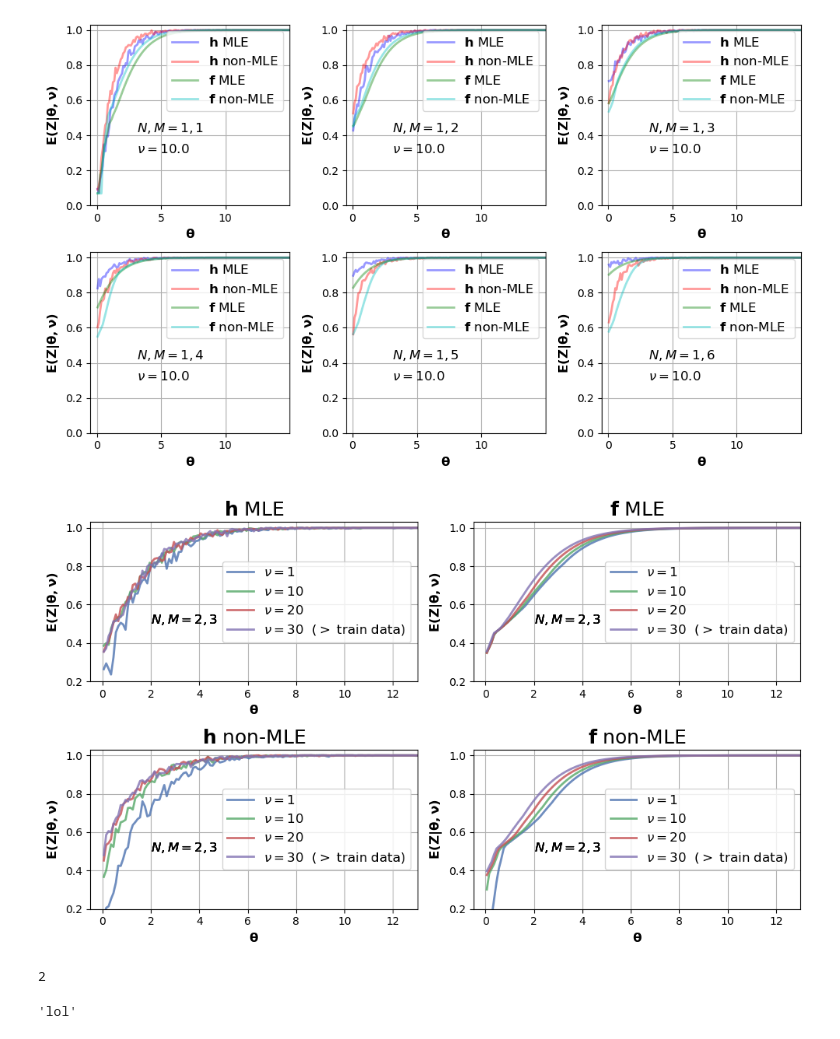
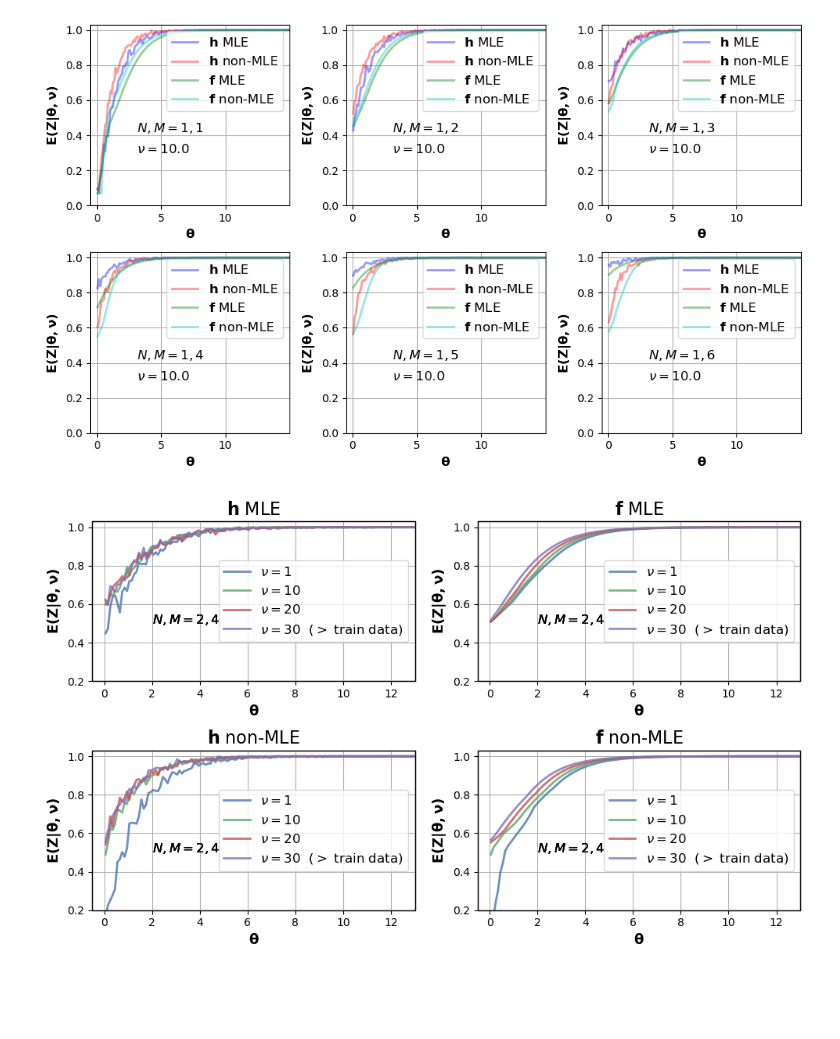
Before and after one commit to AliAlkadhim/LFI_HEP, a Jupyter notebook: Nov.ipynb, the cells around one changed output. Cells and saved outputs as stored; diff of their text form; code cells hidden in the pictures; blank space fills up the shorter version.

```diff
--- a/Nov.ipynb
+++ b/Nov.ipynb
@@ -1873,10 +1877,11 @@ def plot_data_many_nus_with_model(Bprime, thetamin, thetamax, nu_list, D,
 
     outside=''
     ALPHA=0.8
-    TITLE_SIZE=font_legend+3
+    TITLE_SIZE=font_legend+1
+
     # padding
     plt.subplots_adjust(hspace=3)
-    # plt.subplots_adjust(wspace=0.20)
+    plt.subplots_adjust(wspace=1)#horizontal distance
 
     # use flatten() to convert a numpy array of
     # shape (nrows, ncols) to a 1-d array.
@@ -1930,8 +1935,8 @@ def plot_data_many_nus_with_model(Bprime, thetamin, thetamax, nu_list, D,
             for j in range(ax.shape[1]):
                 ax[i,j].set_xlim(thetamin-0.5, thetamax-7)
                 ax[i,j].set_ylim(0.2, 1.03)
-                ax[i,j].set_xlabel(r'$\mathbf{\theta}$', fontsize=FONTSIZE-3)
-                ax[i,j].set_ylabel(r'$\mathbf{E(Z|\theta, \nu)}$', fontsize=FONTSIZE-3)
+                ax[i,j].set_xlabel(r'$\mathbf{\theta}$', fontsize=FONTSIZE-2)
+                ax[i,j].set_ylabel(r'$\mathbf{E(Z|\theta, \nu)}$', fontsize=FONTSIZE-2)
                 ax[i,j].text(2, 0.5, r'$N, M = %d, %d$' % (N, M), fontsize=font_legend-3
                            # fontsize=FONTSIZE
                           )
@@ -1939,6 +1944,9 @@ def plot_data_many_nus_with_model(Bprime, thetamin, thetamax, nu_list, D,
                 ax[i,j].grid(True, which="both", linestyle='-')
 
                 ax[i,j].legend(loc='center right',fontsize=font_legend-3)
+                ax[i,j].patch.set_edgecolor('black')
+
+                ax[i,j].patch.set_linewidth('1')
         # ax[j].text(3.1, 0.30, r'$\nu = %5.1f$' % nu, fontsize=font_legend-3
         #            # fontsize=FONTSIZE
         #           )
@@ -1954,26 +1962,13 @@ def plot_data_many_nus_with_model(Bprime, thetamin, thetamax, nu_list, D,
         plt.savefig('images/h_MLE_nonMLE_f_MLE_f_nonMLE_many_nus.png')
     plt.show()
 # %%
-D = (2,3)
+D = (2,4)
 nu_list = [1,10, 20, 30]
 plot_data_many_nus_with_model(Bprime=100000, thetamin=0, thetamax=20, nu_list=nu_list, D=D,
                      NBINS=200,
               FONTSIZE=15,
               func=usemodel,
-              fgsize=(10, 6), save_image=True)
+              fgsize=(10, 6), save_image=True
+                             )
 # %% [output]
-[figure, old version]
+[figure, new version]
-# %%
-fig, ax = plt.subplots(nrows=2,
-                       ncols=2,
-                       figsize=(7,7))
-
-ax.shape[0]
-# %% [output]
-2
-# %%
-s = 'lo'
-l = s+'l'
-l
-# %% [output]
-'lol'
```
Also changed, not shown: parts of 7 cells of this notebook, 1 other file.
